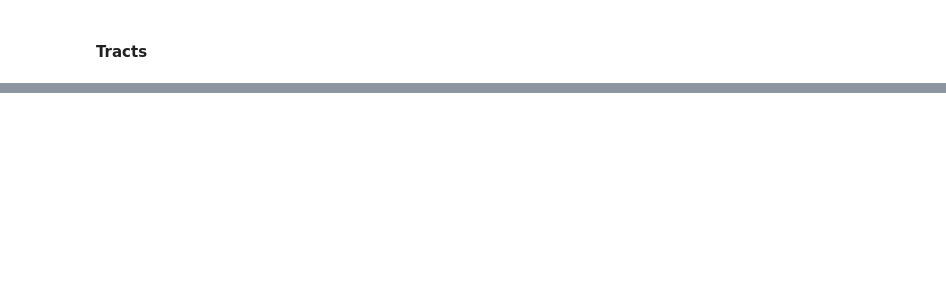
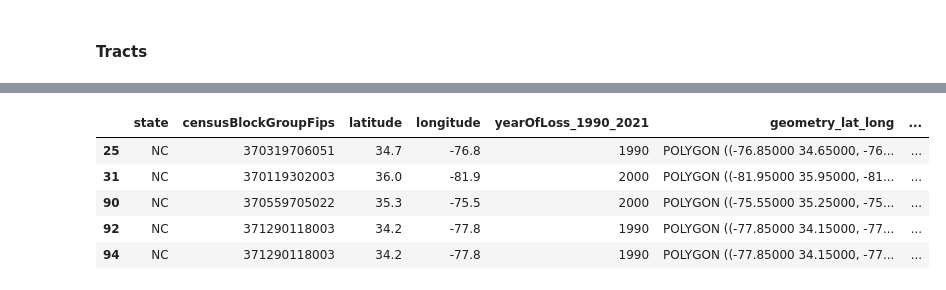
Before and after one commit to LayanKaushik/FloodClaimGeospatialImprovements, a Jupyter notebook: Code/Inconsistencies_in_Geographic_unit.ipynb, the cells around one changed output, grey strips where cells are left out. Cells and saved outputs as stored; diff of their text form; code cells hidden in the pictures; blank space fills up the shorter version.

```diff
--- a/Code/Inconsistencies_in_Geographic_unit.ipynb
+++ b/Code/Inconsistencies_in_Geographic_unit.ipynb
@@ -407,0 +467,9 @@ df_copy[df_copy['censusBlockGroupFips'].isin(list_df)].shape[0]
+# %%
+visualize_NC_1.head()
+# %% [output]
+|  | state | censusBlockGroupFips | latitude | longitude | yearOfLoss_1990_2021 | geometry_lat_long | ... |
+| 25 | NC | 370319706051 | 34.7 | -76.8 | 1990 | POLYGON ((-76.85000 34.65000, -76... | ... |
+| 31 | NC | 370119302003 | 36.0 | -81.9 | 2000 | POLYGON ((-81.95000 35.95000, -81... | ... |
+| 90 | NC | 370559705022 | 35.3 | -75.5 | 2000 | POLYGON ((-75.55000 35.25000, -75... | ... |
+| 92 | NC | 371290118003 | 34.2 | -77.8 | 1990 | POLYGON ((-77.85000 34.15000, -77... | ... |
+| 94 | NC | 371290118003 | 34.2 | -77.8 | 1990 | POLYGON ((-77.85000 34.15000, -77... | ... |
```
Also changed, not shown: parts of 22 cells of this notebook.
